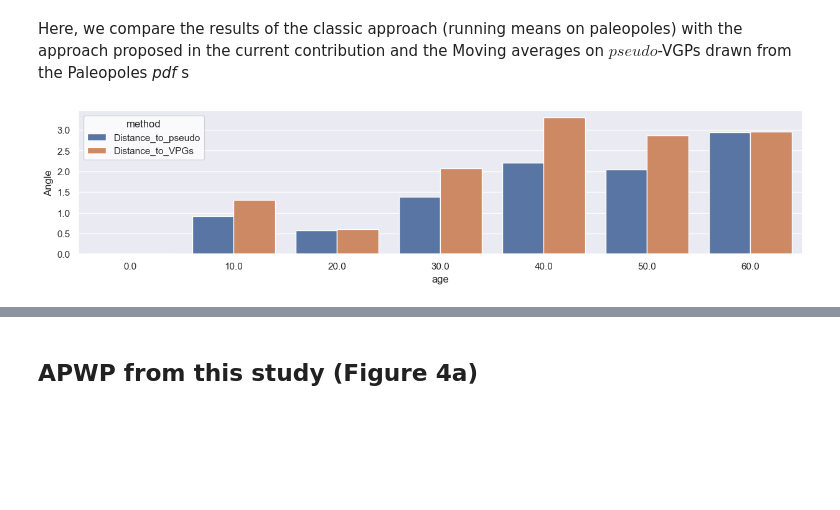
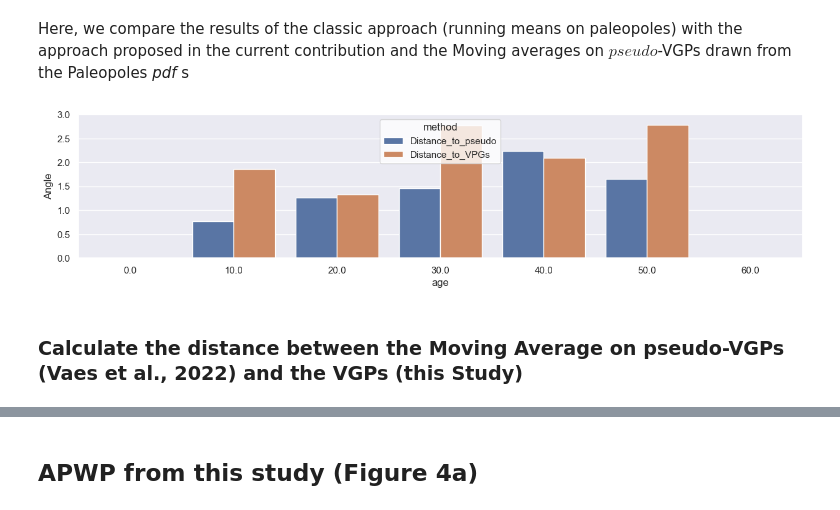
Before and after one commit to PolarWandering/Gallo_etal_2023_APWP_construction, a Jupyter notebook: code/3_Comparisons.ipynb, the cells around one changed output, grey strips where cells are left out. Cells and saved outputs as stored; diff of their text form; code cells hidden in the pictures; blank space fills up the shorter version.

Commit message:
added the distance between the pseudo vgps and the actual vgps

```diff
--- a/code/3_Comparisons.ipynb
+++ b/code/3_Comparisons.ipynb
@@ -59,7 +59,7 @@ Run the Moving average on paleopoles
 
 (Note: There may be multiple poles for each file, as multiple studies have been conducted in the same area. This is basically the content of each datasheet)
 # %%
-RM_1_classic = running_mean_APWP_shape(df_pole_compilation, "Plon", "Plat", "mean_age", window_length, time_step, max_age, min_age)
+RM_1_classic = running_mean_APWP(df_pole_compilation, "Plon", "Plat", "mean_age", window_length, time_step, max_age, min_age)
 RM_1_classic['method'] = "RM_classic"
 models.append(RM_1_classic)
 RM_1_classic.head(10)
@@ -87,7 +88,7 @@ RM_2_ensemble_pseudoVGP = pd.DataFrame(columns=['run','n_studies','k','A95','csd
 for i in range(100):
     pseudo_vgps_temp = get_pseudo_vgps(df_pole_compilation) # function to generate pseudo-VGPs from pole's pdfs
     RM_APWP_parametric_temp = pd.DataFrame()
-    RM_APWP_parametric_temp = running_mean_APWP_shape(pseudo_vgps_temp, 'Plon', 'Plat', 'mean_age', window_length, time_step, max_age, min_age)
+    RM_APWP_parametric_temp = running_mean_APWP(pseudo_vgps_temp, 'Plon', 'Plat', 'mean_age', window_length, time_step, max_age, min_age)
     RM_APWP_parametric_temp['run'] = i
     RM_APWP_parametric_temp['plon'] = RM_APWP_parametric_temp['plon'].apply(lambda plon: plon - 360 if plon > 180 else plon)
     RM_APWP_parametric_temp['method'] = "RM_pseudoVGPs_ensemble"
@@ -126,4 +137,4 @@ quantile = 95
 # %%
 # Since the Latitude and Longitude covaries, we need to calculate the Principal component for each timre-dependant point Cloud
 ensemble_PC_Vaes = PC(RM_2_ensemble_pseudoVGP,"age","plat","plon") # set principal component for each Age
-ensemble_PC_Gallo = PC(df_RM_ensemble,"age","plat","plon") # set principal component for each Age
+ensemble_PC_Gallo = PC(df_RM_ensemble,"effective_age","plat","plon") # set principal component for each Age
@@ -203,9 +214,14 @@ RM_1_classic_melt = RM_1_classic[['age','Distance_to_pseudo','Distance_to_VPGs']
 # %%
 sns.set_theme(style="darkgrid")
 fig, ax = plt.subplots(figsize=(15,3))
 ax.set_xlim(0,65)
+ax.set_ylim(0,3)
 sns.set_style("white")
 sns.barplot(x="age", y="Angle", hue = 'method', data=RM_1_classic_melt,ax=ax)
+# ax.plot(ensemble_PC_Gallo.X, dist_VGP_pseudo, '-',color="black", label = "Distance between pseudo-VGPs and VGPs")
+
 plt.savefig(os.path.join(current_path, '..')  + '/figures/4/4c_gcds.svg', dpi =600, bbox_inches='tight')
 # %% [output]
-[figure, old version]
+[figure, new version]
+# %% [markdown]
+### Calculate the distance between the Moving Average on pseudo-VGPs (Vaes et al., 2022) and the VGPs (this Study)
```
Also changed, not shown: parts of 15 cells of this notebook.
